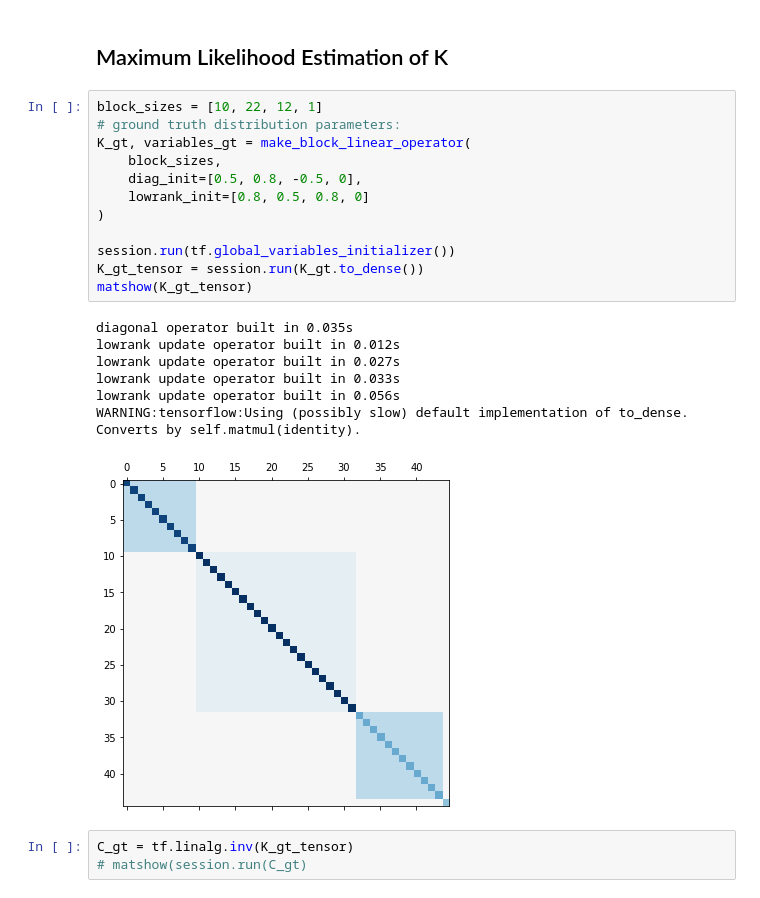
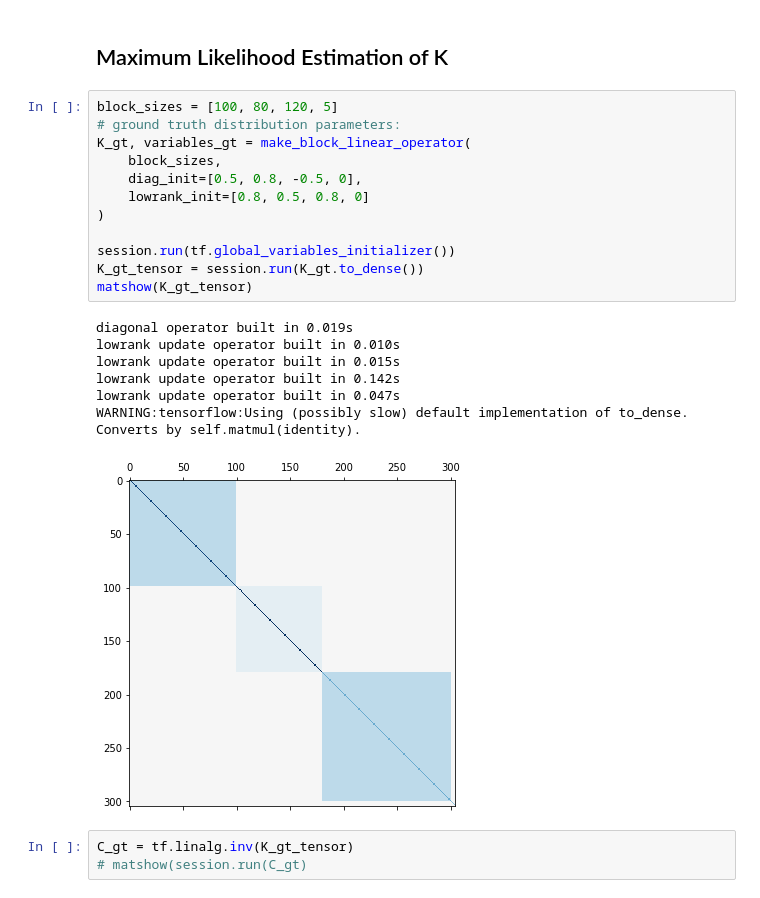
Before and after one commit to ogrisel/notebooks, a Jupyter notebook: precision_matrices.ipynb, the cells around one changed output. Cells and saved outputs as stored; diff of their text form.

```diff
--- a/precision_matrices.ipynb
+++ b/precision_matrices.ipynb
@@ -195,25 +195,25 @@ Wall time: 436 ms
 # %% [markdown]
 ## Maximum Likelihood Estimation of K
 # %%
-block_sizes = [10, 22, 12, 1]
+block_sizes = [100, 80, 120, 5]
 # ground truth distribution parameters:
 K_gt, variables_gt = make_block_linear_operator(
     block_sizes,
     diag_init=[0.5, 0.8, -0.5, 0],
     lowrank_init=[0.8, 0.5, 0.8, 0]
 )
 
 session.run(tf.global_variables_initializer())
 K_gt_tensor = session.run(K_gt.to_dense())
 matshow(K_gt_tensor)
 # %% [output]
-diagonal operator built in 0.035s
-lowrank update operator built in 0.012s
-lowrank update operator built in 0.027s
-lowrank update operator built in 0.033s
-lowrank update operator built in 0.056s
+diagonal operator built in 0.019s
+lowrank update operator built in 0.010s
+lowrank update operator built in 0.015s
+lowrank update operator built in 0.142s
+lowrank update operator built in 0.047s
 WARNING:tensorflow:Using (possibly slow) default implementation of to_dense.  Converts by self.matmul(identity).
-[figure, old version]
+[figure, new version]
 # %%
 C_gt = tf.linalg.inv(K_gt_tensor)
 # matshow(session.run(C_gt)
```
Also changed, not shown: parts of 33 cells of this notebook.
